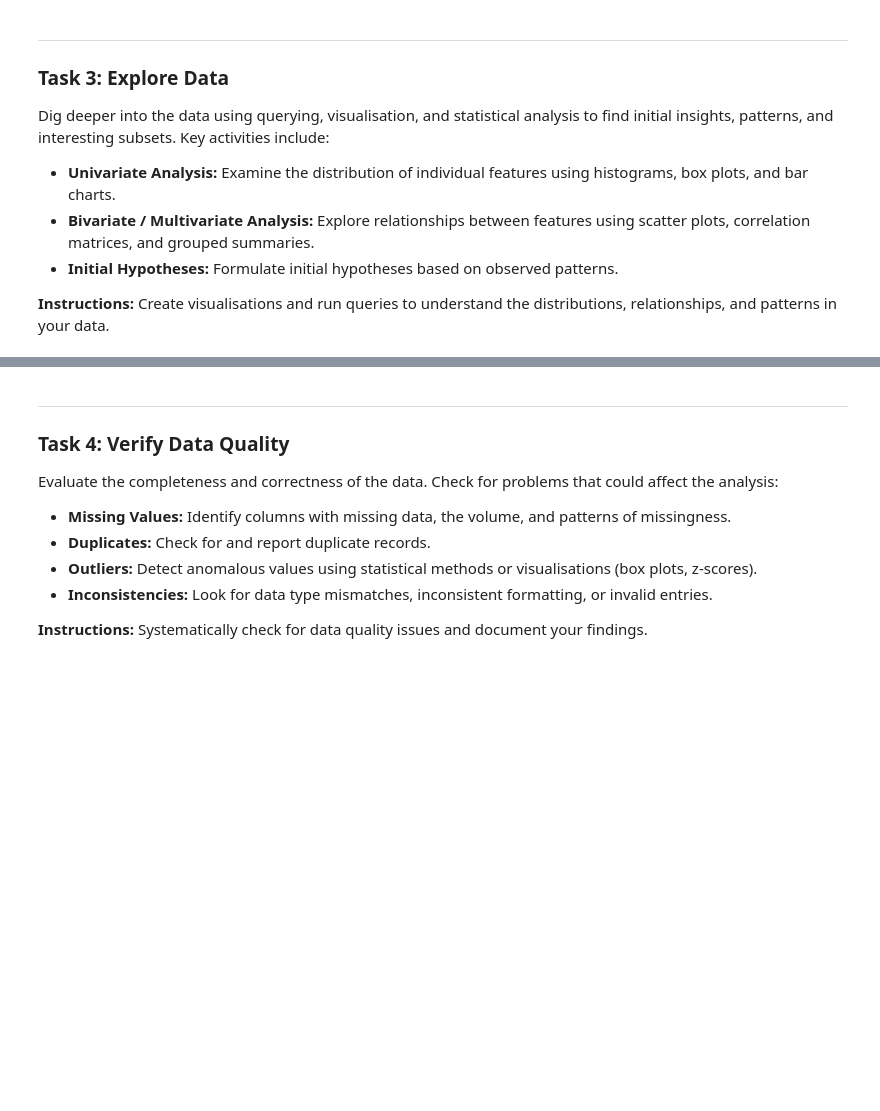
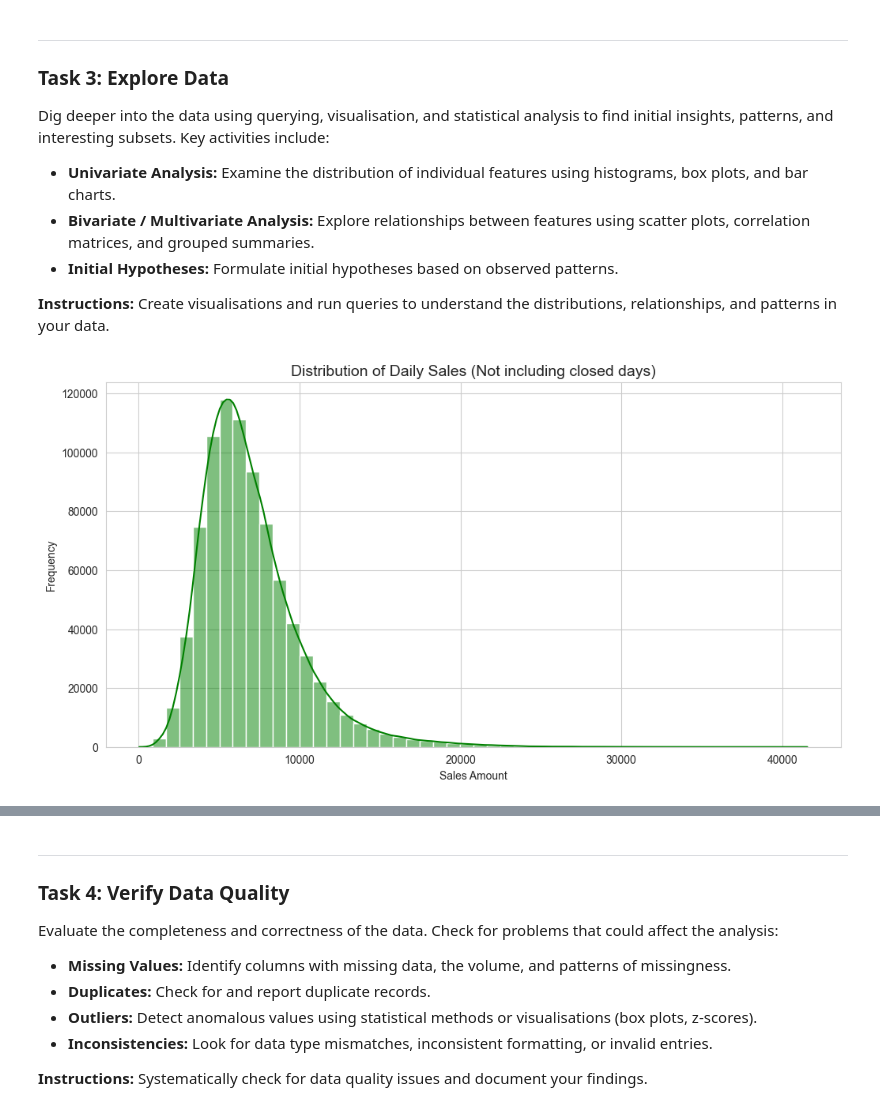
Before and after one commit to ali-albakri/KH5004CMD-Rossmann, a Jupyter notebook: notebooks/Phase_2_Data_Understanding.ipynb, the cells around one changed output, grey strips where cells are left out. Cells and saved outputs as stored; diff of their text form; code cells hidden in the pictures; blank space fills up the shorter version.

```diff
--- a/notebooks/Phase_2_Data_Understanding.ipynb
+++ b/notebooks/Phase_2_Data_Understanding.ipynb
@@ -225,11 +225,20 @@ Dig deeper into the data using querying, visualisation, and statistical analysis
 # %%
 # TODO: Perform univariate analysis — explore distributions of individual features.
 # Example: Histograms for numerical columns
 
 # df.hist(figsize=(14, 10), bins=30, edgecolor='black')
 # plt.suptitle('Distribution of Numerical Features', fontsize=16, y=1.02)
 # plt.tight_layout()
 # plt.show()
+
+plt.figure(figsize=(12, 6))
+sns.histplot(df_train[df_train['Sales'] > 0]['Sales'], bins=50, kde=True, color='green')
+plt.title('Distribution of Daily Sales (Not including closed days)', fontsize=14)
+plt.xlabel('Sales Amount')
+plt.ylabel('Frequency')
+plt.show()
+# %% [output]
+[figure, added]
 # %%
 # TODO: Perform bivariate/multivariate analysis — explore relationships between features.
 # Example: Correlation heatmap
```
Also changed, not shown: parts of 3 cells of this notebook.
